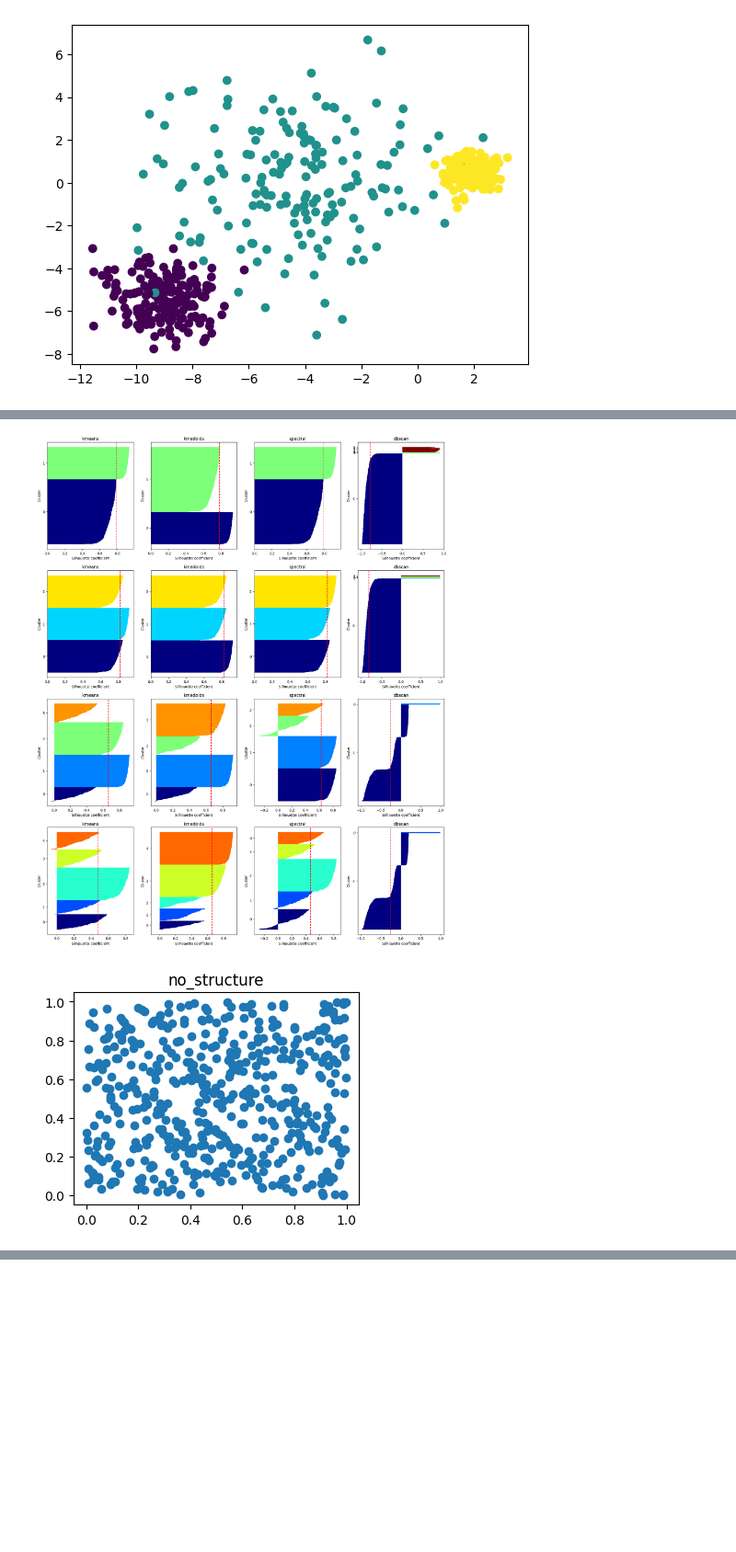
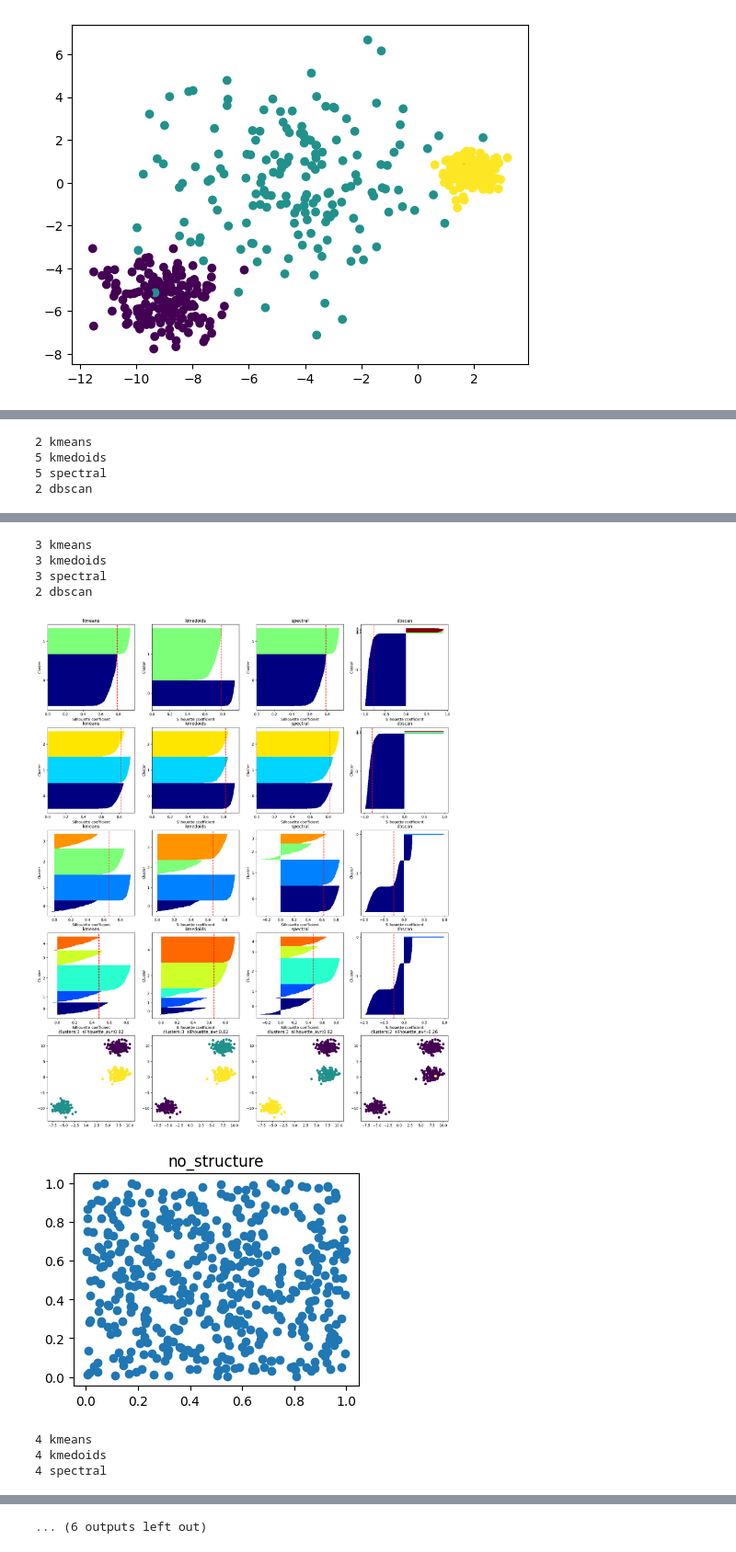
Before and after one commit to santiagomv96/Taller-2-ML-2, a Jupyter notebook: Solution6.ipynb, the cells around one changed output, grey strips where cells are left out. Shown at 92% size. Drawn from its saved outputs; the diff is of its cells as text; code cells hidden in the pictures; blank space fills up the shorter version.

```diff
--- a/Solution6.ipynb
+++ b/Solution6.ipynb
@@ -101,6 +101,13 @@ def create_plot(X,labels,n_clusters,axis,title):
         axs[n_clusters-2,axis].set_ylabel('Cluster')
         axs[n_clusters-2,axis].set_xlabel('Silhouette coefficient')
         axs[n_clusters-2,axis].set_title(title)
+
+        return silhouette_avg
+# %%
+def create_scatter_plot(X,labels,n_clusters,axis,title,silhouette_avr):
+    if len(np.unique(labels))>1:
+        axs[n_clusters-1,axis].scatter(X[:, 0], X[:, 1], c=labels)
+        axs[n_clusters-1,axis].set_title(f'clusters:{len(np.unique(labels))}  silhouette_avr:{round(silhouette_avr,2)}')
 # %%
 
 import warnings
@@ -113,24 +120,35 @@ for distribution in range(len(Dis)):
     ax.set_title(Dis[distribution][1])
     plt.show()
 
-    fig, axs = plt.subplots(len(clusters_to_try), 4, figsize=(20, 25))
+    fig, axs = plt.subplots(len(clusters_to_try)+1, 4, figsize=(20, 25))
     X=Dis[distribution][0][0]
+    labels_list=[[0,0],[0,0],[0,0],[0,0]]
+    models=[['kmeans',-2.0],['kmedoids',-2.0],['spectral',-2.0],['dbscan',-2.0]]
     for n_clusters in clusters_to_try:
         kmeans = KMeans(n_clusters=n_clusters, random_state=0, n_init=10).fit(X)
         labels = kmeans.labels_
+        new_average=create_plot(X=X,labels=labels,n_clusters=n_clusters,axis=0,title='kmeans')
+        if models[0][1]<new_average:
+             models[0][1]=new_average
+             labels_list[0]=labels
 
-        create_plot(X=X,labels=labels,n_clusters=n_clusters,axis=0,title='kmeans')
 #_------------------------------------------------------------------------------
         kmedoids = KMedoids(n_clusters=n_clusters, random_state=0).fit(X)
         labels = kmedoids.labels_
 
-        create_plot(X=X,labels=labels,n_clusters=n_clusters,axis=1,title='kmedoids')
+        new_average=create_plot(X=X,labels=labels,n_clusters=n_clusters,axis=1,title='kmedoids')
+        if models[1][1]<new_average:
+             models[1][1]=new_average
+             labels_list[1]=labels
 
 #_------------------------------------------------------------------------------
         spectral = SpectralClustering(n_clusters=n_clusters, affinity='nearest_neighbors', random_state=0).fit(X)
         labels = spectral.labels_
 
-        create_plot(X=X,labels=labels,n_clusters=n_clusters,axis=2,title='spectral')
+        new_average=create_plot(X=X,labels=labels,n_clusters=n_clusters,axis=2,title='spectral')
+        if models[2][1]<new_average:
+             models[2][1]=new_average
+             labels_list[2]=labels
 
 
 #_------------------------------------------------------------------------------
@@ -138,7 +156,14 @@ for distribution in range(len(Dis)):
         labels = dbscan.fit_predict(X)
 
         if len(np.unique(labels))>1:
-                create_plot(X=X,labels=labels,n_clusters=n_clusters,axis=3,title='dbscan')
+                new_average=create_plot(X=X,labels=labels,n_clusters=n_clusters,axis=3,title='dbscan')
+                if models[3][1]<new_average:
+                    models[3][1]=new_average
+                    labels_list[3]=labels
+
+    for _ in range(len(models)):
+        create_scatter_plot(X=X,labels=labels_list[_],n_clusters=n_clusters,axis=_,title=models[_][0],silhouette_avr=models[_][1])
+
 
 
     # fig, axs = plt.subplots(1, 2, figsize=(20, 5))
@@ -148,0 +178,4 @@ for distribution in range(len(Dis)):
+2 kmeans
+5 kmedoids
+5 spectral
+2 dbscan
@@ -150,3 +183,10 @@ for distribution in range(len(Dis)):
 [figure]
+3 kmeans
+3 kmedoids
+3 spectral
+2 dbscan
-[figure, old version]
+[figure, new version]
-[figure, old version]
+[figure, new version]
+4 kmeans
+4 kmedoids
+4 spectral
@@ -157,0 +194 @@ for distribution in range(len(Dis)):
+... (6 outputs left out)
```
Also changed, not shown: parts of 1 cell of this notebook.
